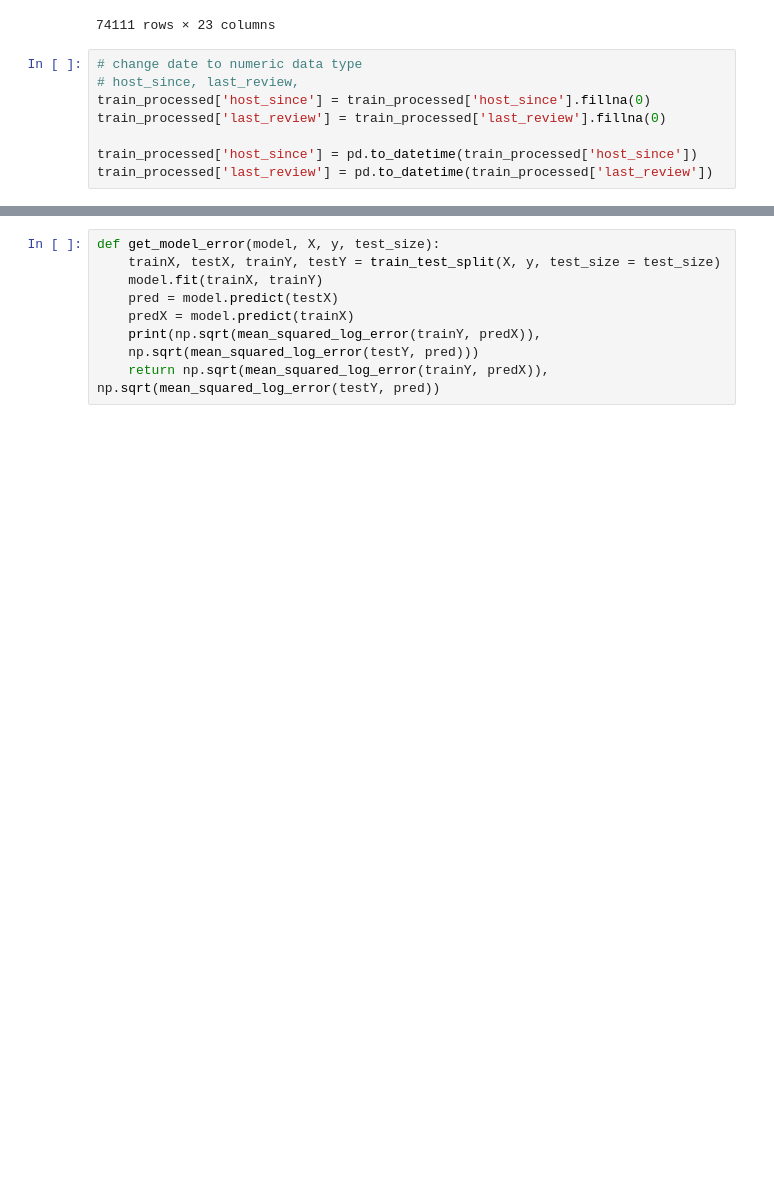
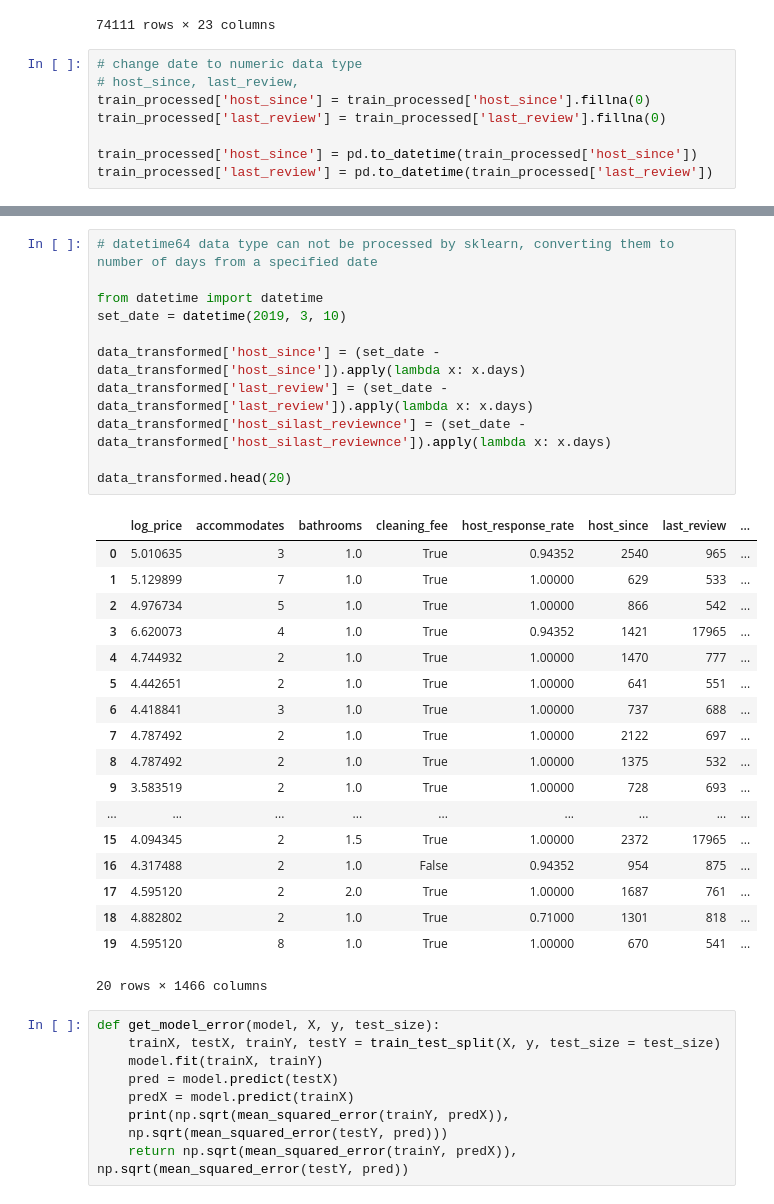
Before and after one commit to vivian5668/predictAirBnBPrice, a Jupyter notebook: EDA.ipynb, the cells around one changed output, grey strips where cells are left out. Saved outputs shown, nothing was run; the diff lists cells and outputs as text; blank space fills up the shorter version.

```diff
--- a/EDA.ipynb
+++ b/EDA.ipynb
@@ -245,10 +245,40 @@ data_transformed.head()
+# %%
+# datetime64 data type can not be processed by sklearn, converting them to number of days from a specified date
+
+from datetime import datetime
+set_date = datetime(2019, 3, 10)
+
+data_transformed['host_since'] = (set_date - data_transformed['host_since']).apply(lambda x: x.days)
+data_transformed['last_review'] = (set_date - data_transformed['last_review']).apply(lambda x: x.days)
+data_transformed['host_silast_reviewnce'] = (set_date - data_transformed['host_silast_reviewnce']).apply(lambda x: x.days)
+
+data_transformed.head(20)
+# %% [output]
+|  | log_price | accommodates | bathrooms | cleaning_fee | host_response_rate | host_since | last_review | ... |
+| 0 | 5.010635 | 3 | 1.0 | True | 0.94352 | 2540 | 965 | ... |
+| 1 | 5.129899 | 7 | 1.0 | True | 1.00000 | 629 | 533 | ... |
+| 2 | 4.976734 | 5 | 1.0 | True | 1.00000 | 866 | 542 | ... |
+| 3 | 6.620073 | 4 | 1.0 | True | 0.94352 | 1421 | 17965 | ... |
+| 4 | 4.744932 | 2 | 1.0 | True | 1.00000 | 1470 | 777 | ... |
+| 5 | 4.442651 | 2 | 1.0 | True | 1.00000 | 641 | 551 | ... |
+| 6 | 4.418841 | 3 | 1.0 | True | 1.00000 | 737 | 688 | ... |
+| 7 | 4.787492 | 2 | 1.0 | True | 1.00000 | 2122 | 697 | ... |
+| 8 | 4.787492 | 2 | 1.0 | True | 1.00000 | 1375 | 532 | ... |
+| 9 | 3.583519 | 2 | 1.0 | True | 1.00000 | 728 | 693 | ... |
+| ... | ... | ... | ... | ... | ... | ... | ... | ... |
+| 15 | 4.094345 | 2 | 1.5 | True | 1.00000 | 2372 | 17965 | ... |
+| 16 | 4.317488 | 2 | 1.0 | False | 0.94352 | 954 | 875 | ... |
+| 17 | 4.595120 | 2 | 2.0 | True | 1.00000 | 1687 | 761 | ... |
+| 18 | 4.882802 | 2 | 1.0 | True | 0.71000 | 1301 | 818 | ... |
+| 19 | 4.595120 | 8 | 1.0 | True | 1.00000 | 670 | 541 | ... |
+20 rows × 1466 columns
 # %%
 def get_model_error(model, X, y, test_size):
     trainX, testX, trainY, testY = train_test_split(X, y, test_size = test_size)
     model.fit(trainX, trainY)
     pred = model.predict(testX)
     predX = model.predict(trainX)
-    print(np.sqrt(mean_squared_log_error(trainY, predX)),
-    np.sqrt(mean_squared_log_error(testY, pred)))
-    return np.sqrt(mean_squared_log_error(trainY, predX)), np.sqrt(mean_squared_log_error(testY, pred))
+    print(np.sqrt(mean_squared_error(trainY, predX)),
+    np.sqrt(mean_squared_error(testY, pred)))
+    return np.sqrt(mean_squared_error(trainY, predX)), np.sqrt(mean_squared_error(testY, pred))
 # %%
```
Also changed, not shown: parts of 4 cells of this notebook.
